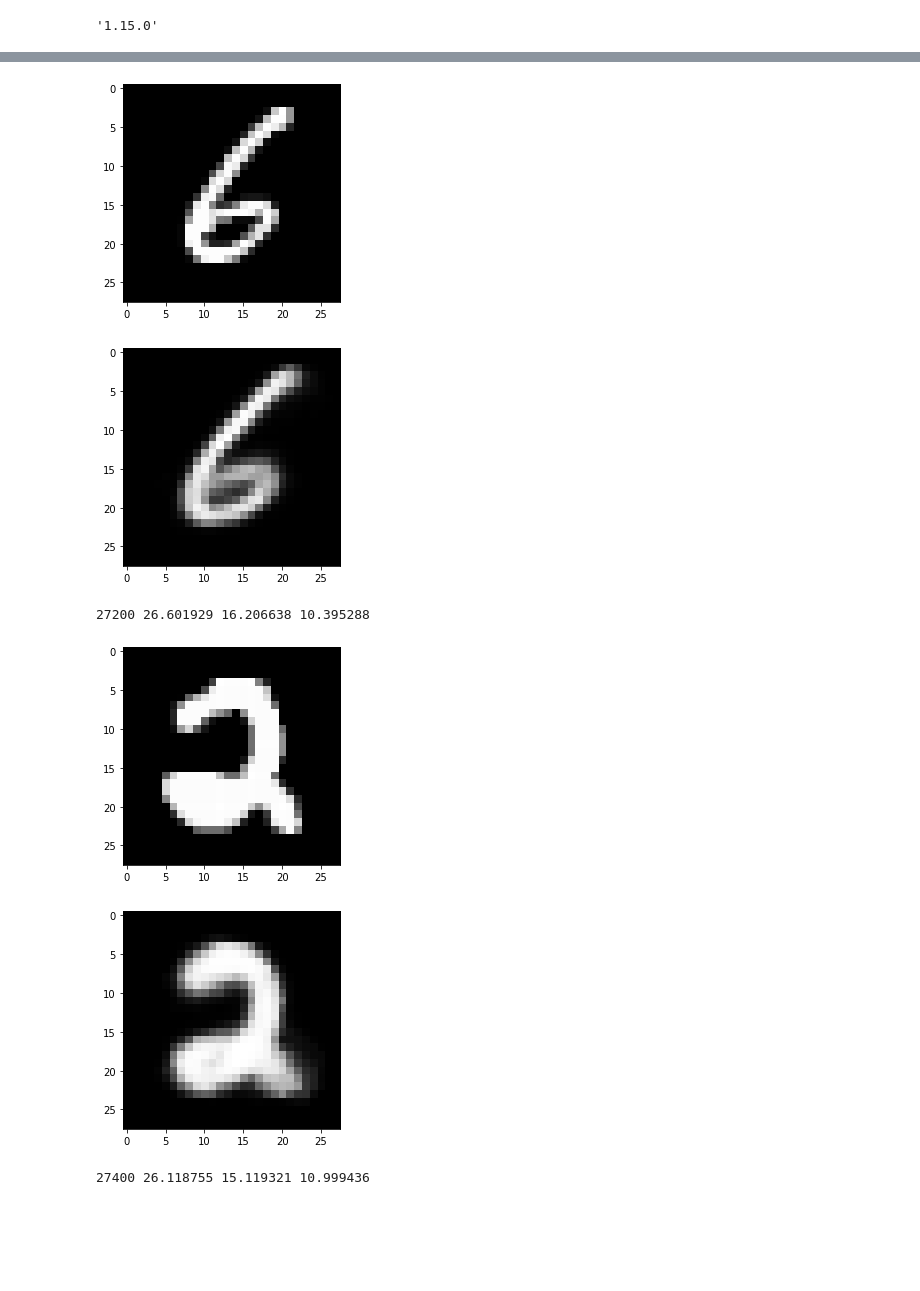
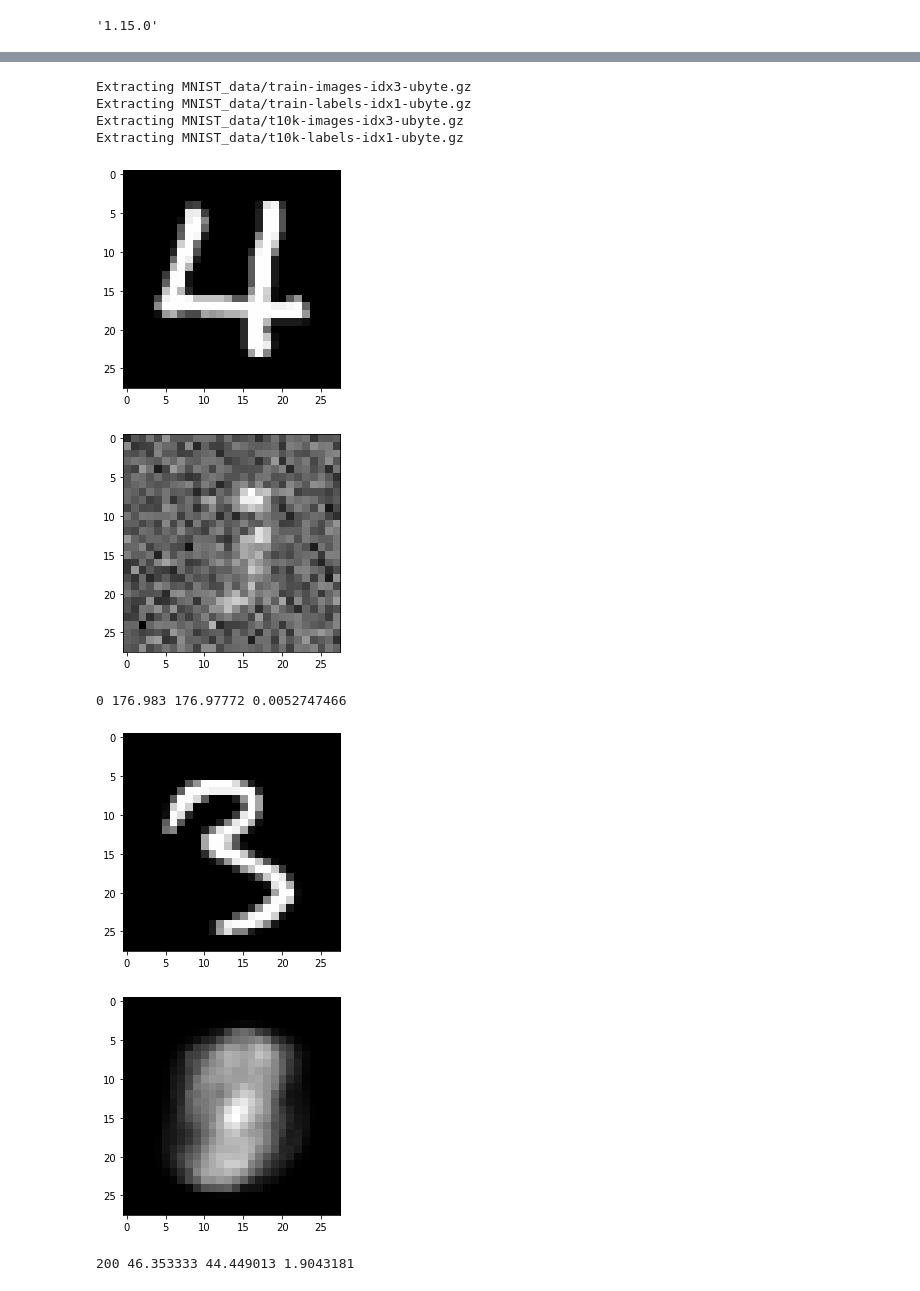
Before and after one commit to liuchenbaidu/colab_code, a Jupyter notebook: vae.ipynb, the cells around one changed output, grey strips where cells are left out. Cells and saved outputs as stored; diff of their text form; code cells hidden in the pictures; blank space fills up the shorter version.

```diff
--- a/vae.ipynb
+++ b/vae.ipynb
@@ -30,3 +30,5 @@ import tensorflow as tf
 tf.__version__
 # %% [output]
 '1.15.0'
+# %%
+batch = [np.reshape(b, [28, 28]) for b in mnist.train.next_batch(batch_size=batch_size)[0]]
@@ -102,40 +119,45 @@ dec = decoder(sampled, keep_prob)
 #损失函数的计算由两部分组成
 unreshaped = tf.reshape(dec, [-1, 28*28])
 #最大似然
 img_loss = tf.reduce_sum(tf.squared_difference(unreshaped, Y_flat), 1)
 #KL散度
 latent_loss = -0.5 * tf.reduce_sum(1.0 + 2.0 * sd - tf.square(mn) - tf.exp(2.0 * sd), 1)
 loss = tf.reduce_mean(img_loss + latent_loss)
 optimizer = tf.train.AdamOptimizer(0.0005).minimize(loss)
 
 sess = tf.Session()
 sess.run(tf.global_variables_initializer())
 
-for i in range(30000):#开始训练
+# for i in range(30000):#开始训练
+for i in range(3000):#开始训练
     batch = [np.reshape(b, [28, 28]) for b in mnist.train.next_batch(batch_size=batch_size)[0]]
     sess.run(optimizer, feed_dict = {X_in: batch, Y: batch, keep_prob: 0.8})
 
     if not i % 200:
         ls, d, i_ls, d_ls, mu, sigm = sess.run([loss, dec, img_loss, latent_loss, mn, sd], feed_dict = {X_in: batch, Y: batch, keep_prob: 1.0})
         plt.imshow(np.reshape(batch[0], [28, 28]), cmap='gray')
         plt.show()
-        plt.imshow(d[0], cmap='gray')
+        plt.imshow(d[0], cmap='gray')# 打印解码器生成的图片
         plt.show()
-        print(i, ls, np.mean(i_ls), np.mean(d_ls))
+        print(i, ls, np.mean(i_ls), np.mean(d_ls))# 打印损失和方差
 
-#单独拿出来可以用于生成新的字符
+#单独拿出来可以用于生成新的字符 生成10张图片
 randoms = [np.random.normal(0, 1, n_latent) for _ in range(10)]
 imgs = sess.run(dec, feed_dict = {sampled: randoms, keep_prob: 1.0})
 imgs = [np.reshape(imgs[i], [28, 28]) for i in range(len(imgs))]
 
 for img in imgs:
     plt.figure(figsize=(1,1))
     plt.axis('off')
     plt.imshow(img, cmap='gray')
 # %% [output]
+Extracting MNIST_data/train-images-idx3-ubyte.gz
+Extracting MNIST_data/train-labels-idx1-ubyte.gz
+Extracting MNIST_data/t10k-images-idx3-ubyte.gz
+Extracting MNIST_data/t10k-labels-idx1-ubyte.gz
-[figure, old version]
+[figure, new version]
-[figure, old version]
+[figure, new version]
-27200 26.601929 16.206638 10.395288
+0 176.983 176.97772 0.0052747466
-[figure, old version]
+[figure, new version]
-[figure, old version]
+[figure, new version]
-27400 26.118755 15.119321 10.999436
+200 46.353333 44.449013 1.9043181
```
Also changed, not shown: parts of 5 cells of this notebook.
